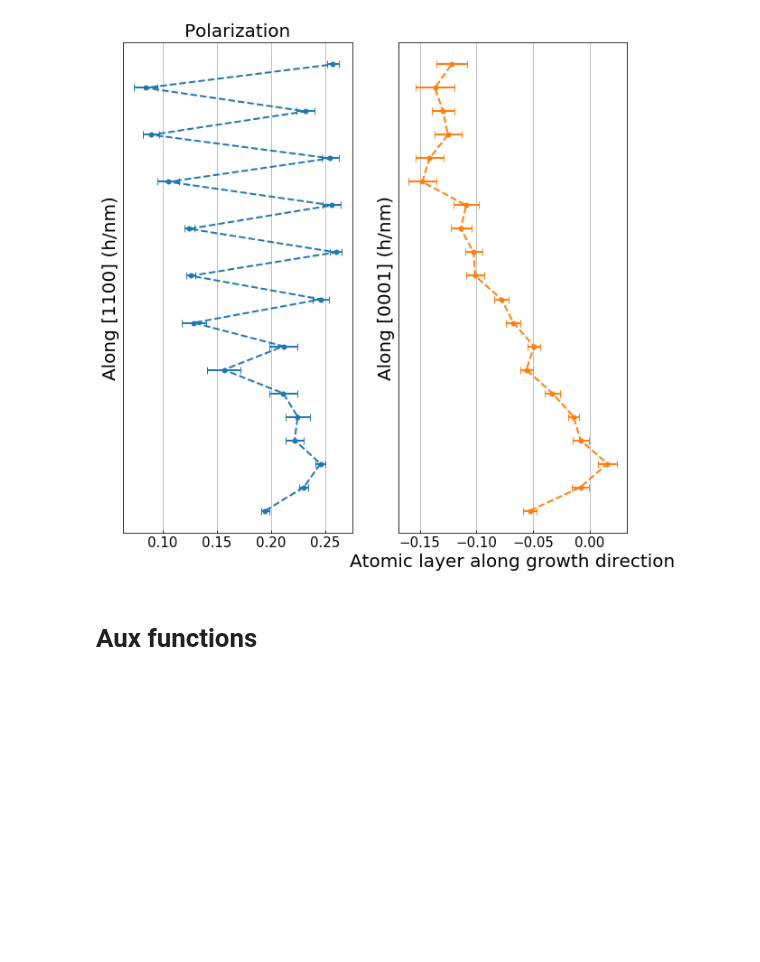
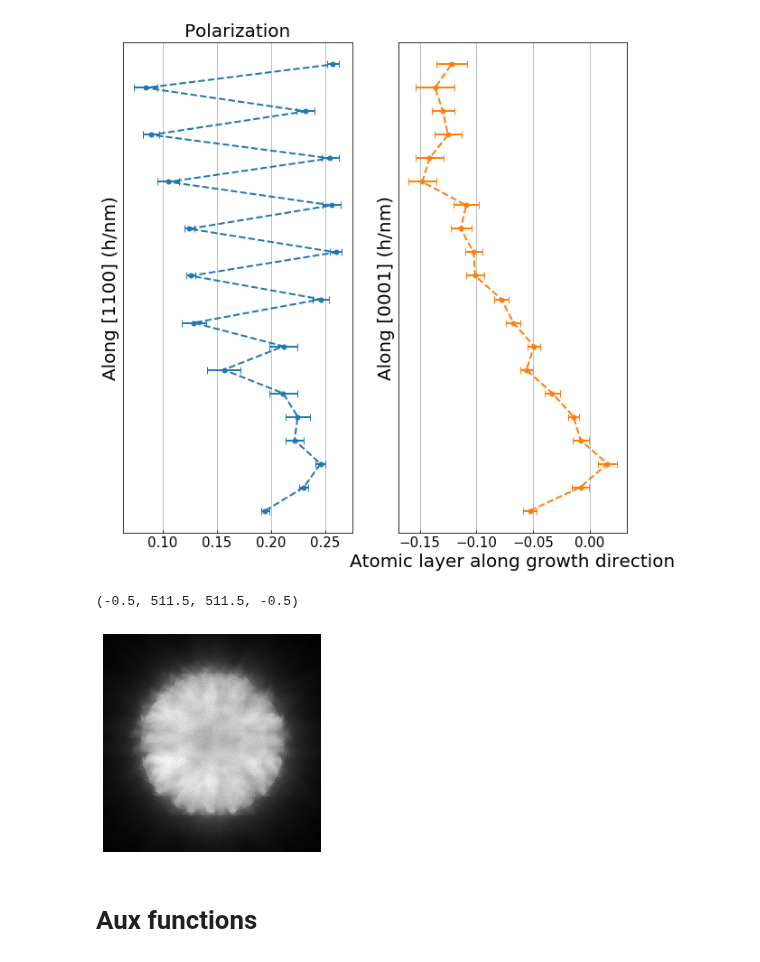
Before and after one commit to CY-Zhang/PyProcessingCodes, a Jupyter notebook: PolarizationAnalysis/PolarizationAnalysis_6_LiZnSb_081919.ipynb, the cells around one changed output. Drawn from its saved outputs; the diff is of its cells as text; code cells hidden in the pictures; blank space fills up the shorter version.

```diff
--- a/PolarizationAnalysis/PolarizationAnalysis_6_LiZnSb_081919.ipynb
+++ b/PolarizationAnalysis/PolarizationAnalysis_6_LiZnSb_081919.ipynb
@@ -362,6 +362,19 @@ plt.grid('on')
 Passing one of 'on', 'true', 'off', 'false' as a boolean is deprecated; use an actual boolean (True/False) instead.
   warn_deprecated("2.2", "Passing one of 'on', 'true', 'off', 'false' as a "
 [figure]
+# %%
+PACBED = np.zeros((512,512))
+for irow in range(100):
+    for icol in range(ry):
+        filenum = irow*ry+icol+1
+        frame = np.load(path+'npy/'+'S3_'+format(filenum,'05')+'.npy')
+        PACBED = PACBED + frame
+# %%
+plt.imshow(PACBED,cmap='gray')
+plt.axis('off')
+# %% [output]
+(-0.5, 511.5, 511.5, -0.5)
+[figure, added]
 # %% [markdown]
 # Aux functions
 # %%
```
Also changed, not shown: parts of 5 cells of this notebook, 4 other files.
